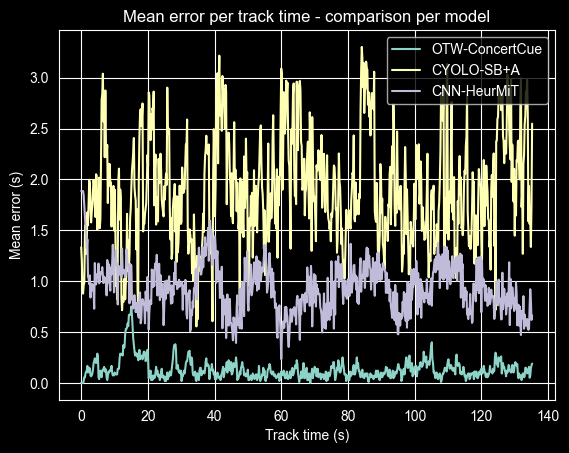
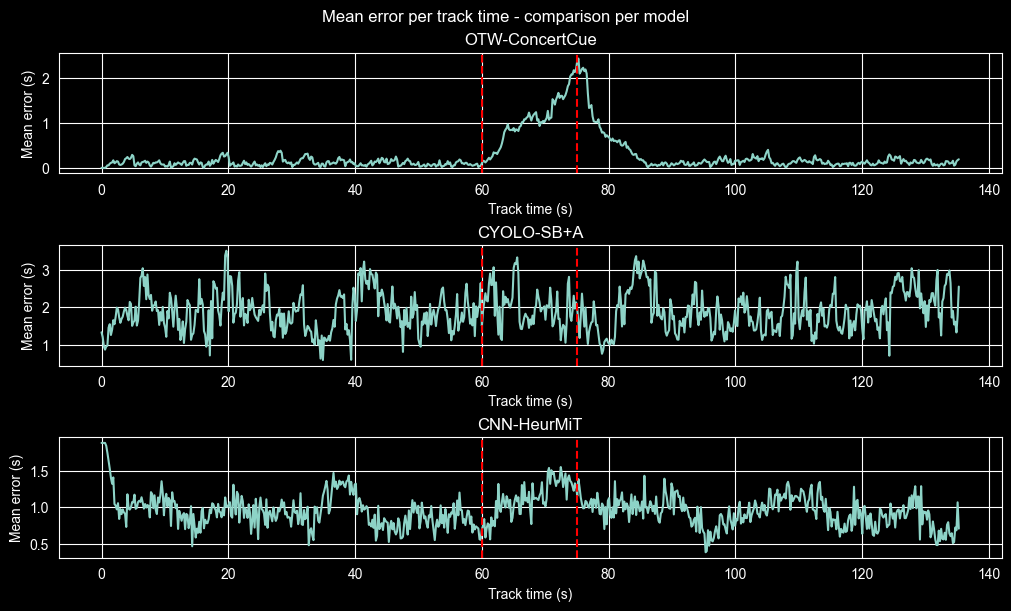
The change to this notebook cell's code, shown as a diff; its figure went from the first image to the second:
--- before
+++ after
@@ -1,12 +1,16 @@
-for model_name in error_recovery_results:
+fig, ax = plt.subplots(nrows=3, figsize=(10, 6), constrained_layout=True)
+
+for i, model_name in enumerate(error_recovery_results):
     recovery_results_for_model = error_recovery_results[model_name]
     l = [(i * evaluation.evaluator.CHUNK_SIZE) / evaluation.evaluator.SAMPLE_RATE for i in recovery_results_for_model.keys()]
     v = recovery_results_for_model.values()
-    plt.plot(l, v, label=model_name)
+    ax[i].plot(l, v, label=model_name)
+    ax[i].set_xlabel("Track time (s)")
+    ax[i].set_ylabel("Mean error (s)")
+    ax[i].axvline(x=noise_start, color='red', linestyle='--')
+    ax[i].axvline(x=noise_start+15, color='red', linestyle='--')
+    ax[i].set_title(model_name)
 
-plt.xlabel("Track time (s)")
-plt.ylabel("Mean error (s)")
-plt.title("Mean error per track time - comparison per model")
-plt.legend()
+fig.suptitle("Mean error per track time - comparison per model")
+plt.savefig(os.path.join(FIGURES_OUTPUT, "3_recovery.png"))
 plt.show()
-plt.savefig(os.path.join(FIGURES_OUTPUT, "3_recovery.png"))

Commit: modify last experiment